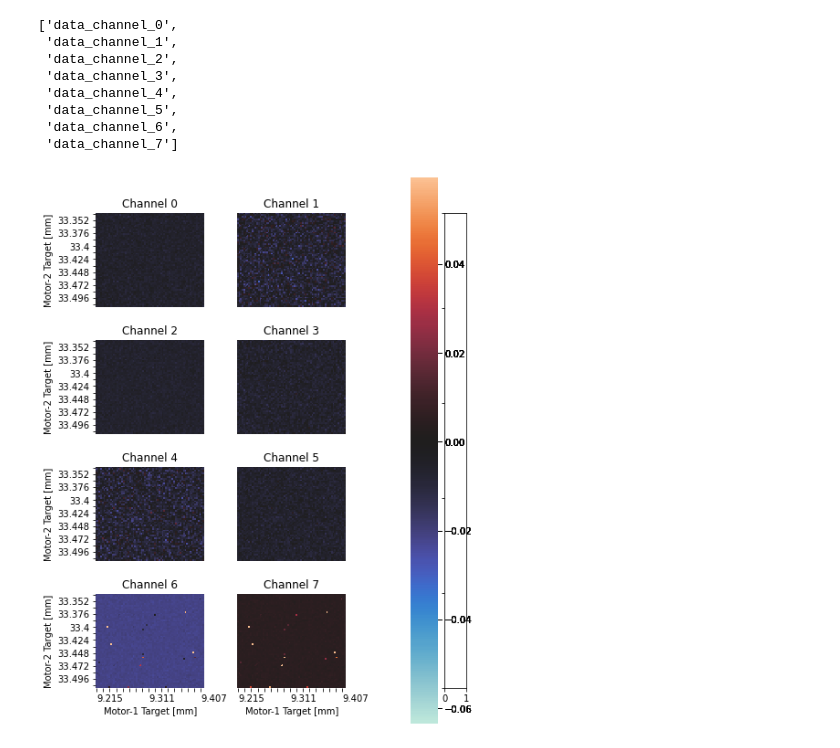
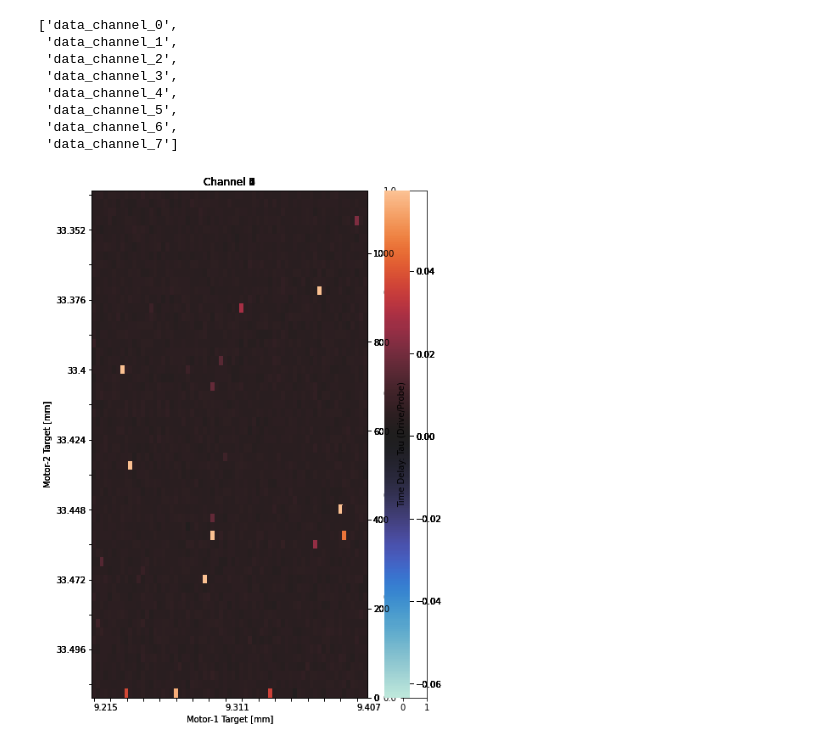
Before and after one commit to griffinbran/Chemical-Physics-Data-Visualization, a Jupyter notebook: code/Data-Cleaning.ipynb, the cells around one changed output. Drawn from its saved outputs; the diff is of its cells as text; code cells hidden in the pictures.

Commit message:
AxesGrid shared axes overwritten by call to twinx.

```diff
--- a/code/Data-Cleaning.ipynb
+++ b/code/Data-Cleaning.ipynb
@@ -289,6 +296,10 @@ plot1_labels = list(data['motor-target_1'].value_counts().sort_index().index)
 plot2_labels = list(data['motor-target_2'].value_counts().sort_index().index)
 
 hmap = sns.heatmap(data_to_plot1[5], cmap='icefire', xticklabels=plot1_labels, center=0);
+tau = hmap.twinx()
+tau.set_ylim(0, step2_time*m2_step_count)
+#tau.figure.canvas.draw()
+tau.set_ylabel('Time Delay[fs]: Tau (Drive/Probe)')
 plt.setp([hmap.get_xticklabels()[1::2], hmap.get_yticklabels()[::2]], visible=False);
 plt.setp( hmap.get_xticklabels()[1::2], visible=False);
 plt.setp( hmap.get_xticklabels()[1::2], visible=False);
@@ -383,7 +395,7 @@ data_cols
  'data_channel_7']
 # %%
 # Figsize probably needs to be generalized to remove hardcoded dimensions
-fig = plt.figure(figsize=(16,11))
+fig = plt.figure(num='2D Scan Intensity', figsize=(16,11))
 
 # Channels currently range from 0-7
 channel = 0
@@ -393,18 +405,19 @@ signal_df = data[['data_channel_0','data_channel_1','data_channel_2','data_chann
 v_min = min(signal_df.min())
 v_max = max(signal_df.max())
 #############################################################################################################################
+# Initialize AxesGrid, instantiate all "subplot" axes
 grid = AxesGrid(fig,
-                120,
-                label_mode = 'L',
+                120, # Similar to subplot(120)
+                label_mode = 'L', # Display tick-labels at LEFT & BTTM locations only
                 add_all = True, # False doesn't show subplots
-                aspect = True, # False loses square shape
-                #share_all=True,
-                nrows_ncols=(4, 2),
-                axes_pad=0.5,
-                cbar_pad=1.5,
+                aspect = True, # True: widths & heights scaled according to data lims, False loses square shape
+                #share_all=True, # xaxis & yaxis of all axes shared
+                nrows_ncols=(4, 2), # Creates a 4x2 grid of axes
+                axes_pad=0.5, # Pad b/w axes[inch]
+                #cbar_pad=1.5, # Pad b/w cbar and axis[inch]
                 #cbar_location='right',
                 #cbar_set_cax = True, # Doesn't seem to make a difference
-                cbar_mode='single')
+                cbar_mode='single') # The AxesGrid cbar is empty for some reason
 #############################################################################################################################
 for axs in grid:
     #axs.set_axis_off()
@@ -417,6 +430,11 @@ for axs in grid:
                        cmap = 'icefire',
                        vmin = v_min,
                        vmax = v_max);
+    #host = host_subplot(fig, 1,2,0)
+    tau = axs
+    tau.set_ylim(0, step2_time*m2_step_count)
+    #axs.callbacks.connect("ylim_changed", tau.figure.canvas.draw())
+    tau.set_ylabel('Time Delay: Tau (Drive/Probe)')
 
     # Where should the CHANNEL be labeled?
     hmap.set_xlabel(f'Motor-1 Target [mm]')
@@ -424,31 +442,31 @@ for axs in grid:
     hmap.set_title(f'Channel {channel}')
 
     # The vertical axis is shared in the call to subplots
     if channel%2==0:
         # Clean vertical axis with fewer labels displayed
         plt.setp(hmap.get_yticklabels()[::2],
                  rotation = 0,
                  visible=False)
     elif channel%2!=0:
         plt.setp(hmap.get_yaxis(), visible=False);
         #plt.yticks(ticks=[])
         #hmap.set_yticks([])
 
     # Horizontal axis is shared
     if channel < last_row:
         #hmap.set_xlabel('')
         #plt.xticks(ticks=[])
         plt.setp(hmap.get_xaxis(), visible=False);
     #
     if channel >= last_row:
         plt.setp([hmap.get_xticklabels()[1::2]], visible=False);
         plt.setp( hmap.get_xticklabels()[1::2], visible=False);
         plt.setp( hmap.get_xticklabels()[1::2], visible=False);
         plt.setp( hmap.get_xticklabels(),
                  #rotation_mode='anchor',
                  ha='left',
                  rotation = 0);
     # Increment to next channel and repeat for all 8 channels
     channel += 1
 # %% [output]
-[figure, old version]
+[figure, new version]
```
Also changed, not shown: parts of 10 cells of this notebook, 2 other files.
